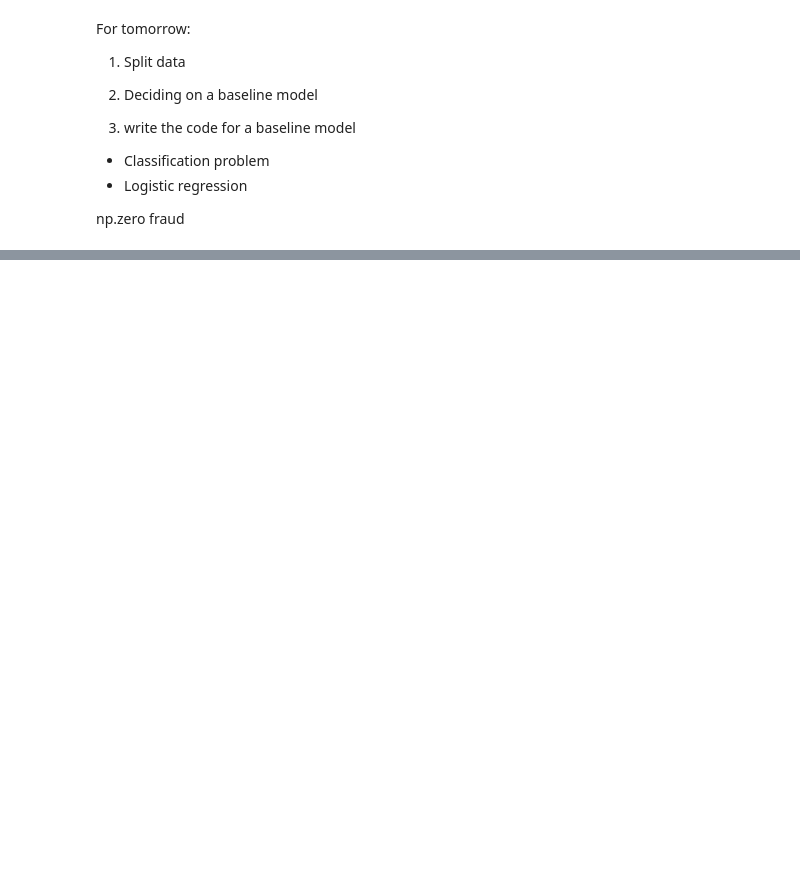
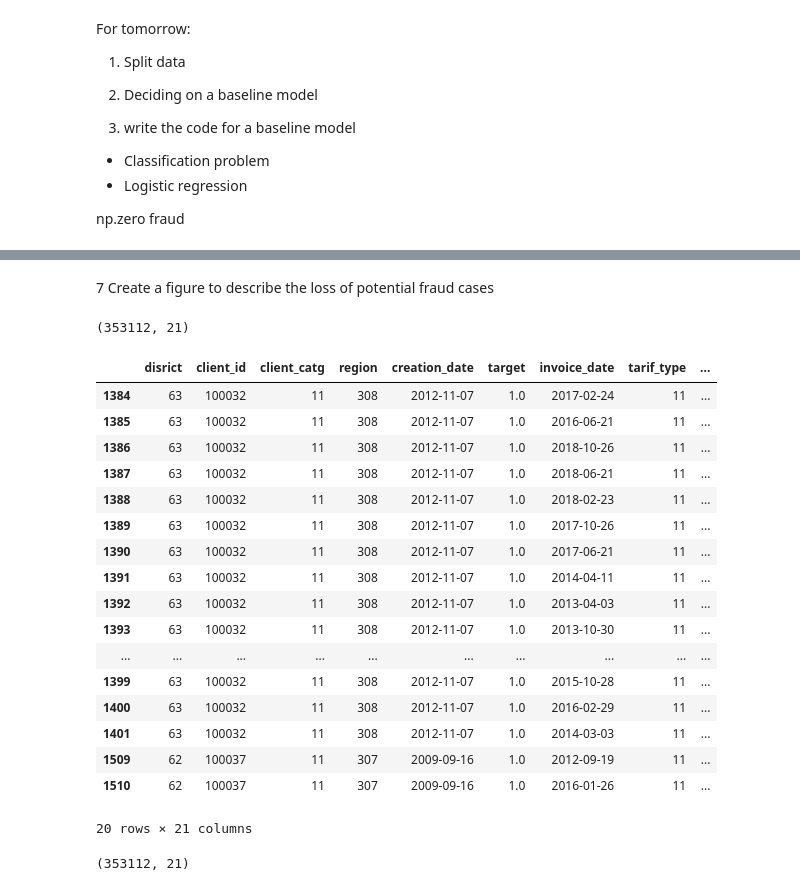
Before and after one commit to TomPreto/Fraud-Detection-ML, a Jupyter notebook: ExploringDataAndCleaning.ipynb, the cells around one changed output, grey strips where cells are left out. Cells and saved outputs as stored; diff of their text form; code cells hidden in the pictures; blank space fills up the shorter version.

```diff
--- a/ExploringDataAndCleaning.ipynb
+++ b/ExploringDataAndCleaning.ipynb
@@ -241,0 +635,41 @@ np.zero fraud
+# %% [markdown]
+7 Create a figure to describe the loss of potential fraud cases
+# %%
+# Ticket: Estimate how much money can be saved:
+
+# What are the fraud cases in the dataset?
+
+X_target_1 = dfw.loc[dfw['target'] == 1]
+X_target_1.shape
+# %% [output]
+(353112, 21)
+# %%
+X_target_1.head(20)
+# %% [output]
+|  | disrict | client_id | client_catg | region | creation_date | target | invoice_date | tarif_type | ... |
+| 1384 | 63 | 100032 | 11 | 308 | 2012-11-07 | 1.0 | 2017-02-24 | 11 | ... |
+| 1385 | 63 | 100032 | 11 | 308 | 2012-11-07 | 1.0 | 2016-06-21 | 11 | ... |
+| 1386 | 63 | 100032 | 11 | 308 | 2012-11-07 | 1.0 | 2018-10-26 | 11 | ... |
+| 1387 | 63 | 100032 | 11 | 308 | 2012-11-07 | 1.0 | 2018-06-21 | 11 | ... |
+| 1388 | 63 | 100032 | 11 | 308 | 2012-11-07 | 1.0 | 2018-02-23 | 11 | ... |
+| 1389 | 63 | 100032 | 11 | 308 | 2012-11-07 | 1.0 | 2017-10-26 | 11 | ... |
+| 1390 | 63 | 100032 | 11 | 308 | 2012-11-07 | 1.0 | 2017-06-21 | 11 | ... |
+| 1391 | 63 | 100032 | 11 | 308 | 2012-11-07 | 1.0 | 2014-04-11 | 11 | ... |
+| 1392 | 63 | 100032 | 11 | 308 | 2012-11-07 | 1.0 | 2013-04-03 | 11 | ... |
+| 1393 | 63 | 100032 | 11 | 308 | 2012-11-07 | 1.0 | 2013-10-30 | 11 | ... |
+| ... | ... | ... | ... | ... | ... | ... | ... | ... | ... |
+| 1399 | 63 | 100032 | 11 | 308 | 2012-11-07 | 1.0 | 2015-10-28 | 11 | ... |
+| 1400 | 63 | 100032 | 11 | 308 | 2012-11-07 | 1.0 | 2016-02-29 | 11 | ... |
+| 1401 | 63 | 100032 | 11 | 308 | 2012-11-07 | 1.0 | 2014-03-03 | 11 | ... |
+| 1509 | 62 | 100037 | 11 | 307 | 2009-09-16 | 1.0 | 2012-09-19 | 11 | ... |
+| 1510 | 62 | 100037 | 11 | 307 | 2009-09-16 | 1.0 | 2016-01-26 | 11 | ... |
+20 rows × 21 columns
+# %%
+#Figuring out the costs of the fraud cases for the whole dataset
+
+#Take only the fraud cases
+
+dfw_fraud = dfw.loc[dfw['target'] == 1]
+dfw_fraud.shape
+# %% [output]
+(353112, 21)
```
Also changed, not shown: parts of 64 cells of this notebook.
